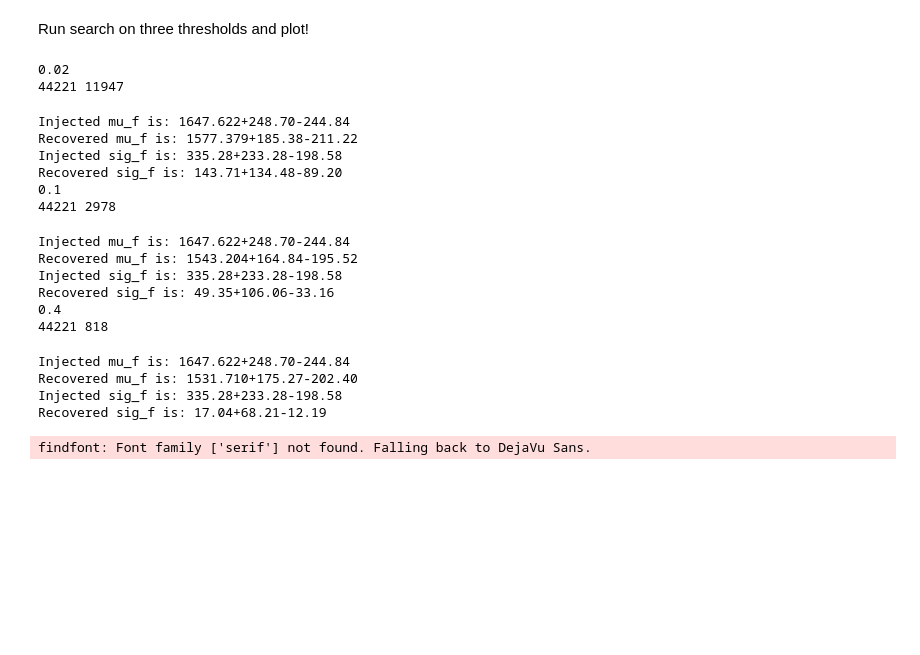
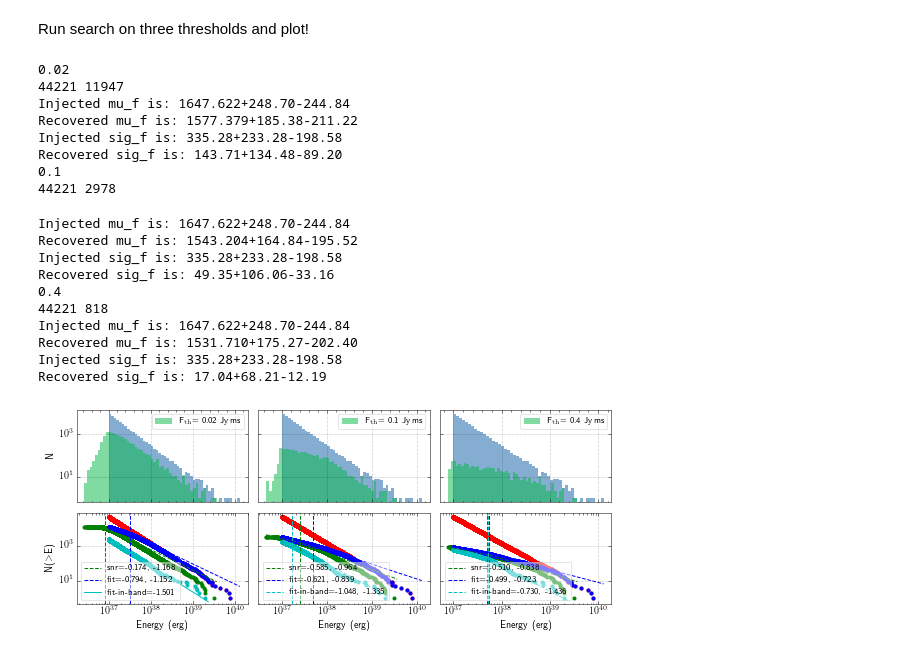
Before and after one commit to KshitijAggarwal/banded_repeater_analysis, a Jupyter notebook: notebooks/power_laws_and_pdf.ipynb, the cells around one changed output. Cells and saved outputs as stored; diff of their text form; code cells hidden in the pictures; blank space fills up the shorter version.

```diff
--- a/notebooks/power_laws_and_pdf.ipynb
+++ b/notebooks/power_laws_and_pdf.ipynb
@@ -50,14 +50,14 @@ def fit_and_plot(
     Ns = np.linspace(len(Es) - 1, 0, len(Es))
 
     if plot_orig:
-        ax.scatter(np.sort(E), np.log10(Ns), c=color, marker=".")
+        ax.scatter(np.sort(E), Ns, c=color, marker=".")
 
     if plot_fit:
         ret = {}
         if single_law:
             scale, slope = fit_single_power_law(Ns, Es)
             x = np.sort(E)
-            y = np.log10(single_power_law(Es, scale, slope).astype("float"))
+            y = single_power_law(Es, scale, slope).astype("float")
             ax.plot(x, y, c=color, label=f"{label}={slope:.3f}")
 
             ret["single"] = {"scale": scale, "slope": slope}
@@ -66,9 +66,7 @@ def fit_and_plot(
             vals = fit_double_power_law(Ns, Es)
             scale, slope1, slope2, break_e = vals
             x = np.sort(E)
-            y = np.log10(
-                double_power_law(Es, scale, break_e, slope1, slope2).astype("float")
-            )
+            y = double_power_law(Es, scale, break_e, slope1, slope2).astype("float")
 
             ax.axvline(x=break_e * const, linestyle="--", c=color)
 
@@ -87,7 +85,7 @@ def fit_and_plot(
                 "slope2": slope2,
                 "break_e": break_e * const,
             }
-
+        ax.set_yscale("log")
         return ret
     else:
         return 0
@@ -222,46 +220,46 @@ with plt.style.context(["science", "grid"]):  # , "no-latex"]):
         legend.get_frame().set_alpha(0.5)
 
         analyse_and_plot(bursts, detected, Es, ax[0], th)
 
         #     if i == 2:
         #         ax[0].set_xlabel("Energy (erg)")
         if i == 0:
-            ax[1].set_ylabel(r"log$_{10}$(N($>$E))")
+            ax[1].set_ylabel(r"N($>$E)")
 
         if i == 0:
             ax[0].set_ylabel(r"N")
 
         #     labels = [str(10 ** item._x) for item in ax[1].get_xticklabels()]
         labels = [item._text for item in ax[1].get_xticklabels()]
         ax[0].set_xticklabels(labels)
         ax[0].legend()  # set_title(f"Fluence={th}Jyms")
 
         legend = ax[0].legend(fontsize="small")  # loc="lower left")
         legend.get_frame().set_alpha(0.5)
 
         ax[1].set_xlabel("Energy (erg)")
 
     plt.subplots_adjust(wspace=0.01, hspace=0.01)
 
     plt.tight_layout()
     plt.savefig("energy_pdf_cdf.png", bbox_inches="tight", dpi=300)
 # %% [output]
 0.02
 44221 11947
+Injected mu_f is: 1647.622+248.70-244.84
+Recovered mu_f is: 1577.379+185.38-211.22
+Injected sig_f is: 335.28+233.28-198.58
+Recovered sig_f is: 143.71+134.48-89.20
+0.1
+44221 2978
 Injected mu_f is: 1647.622+248.70-244.84
-Recovered mu_f is: 1577.379+185.38-211.22
+Recovered mu_f is: 1543.204+164.84-195.52
 Injected sig_f is: 335.28+233.28-198.58
-Recovered sig_f is: 143.71+134.48-89.20
-0.1
-44221 2978
+Recovered sig_f is: 49.35+106.06-33.16
+0.4
+44221 818
+Injected mu_f is: 1647.622+248.70-244.84
+Recovered mu_f is: 1531.710+175.27-202.40
+Injected sig_f is: 335.28+233.28-198.58
+Recovered sig_f is: 17.04+68.21-12.19
-Injected mu_f is: 1647.622+248.70-244.84
-Recovered mu_f is: 1543.204+164.84-195.52
-Injected sig_f is: 335.28+233.28-198.58
-Recovered sig_f is: 49.35+106.06-33.16
-0.4
-44221 818
-Injected mu_f is: 1647.622+248.70-244.84
-Recovered mu_f is: 1531.710+175.27-202.40
-Injected sig_f is: 335.28+233.28-198.58
-Recovered sig_f is: 17.04+68.21-12.19
-findfont: Font family ['serif'] not found. Falling back to DejaVu Sans.
+[figure, added]
```
Also changed, not shown: parts of 1 cell of this notebook, 4 other files.
